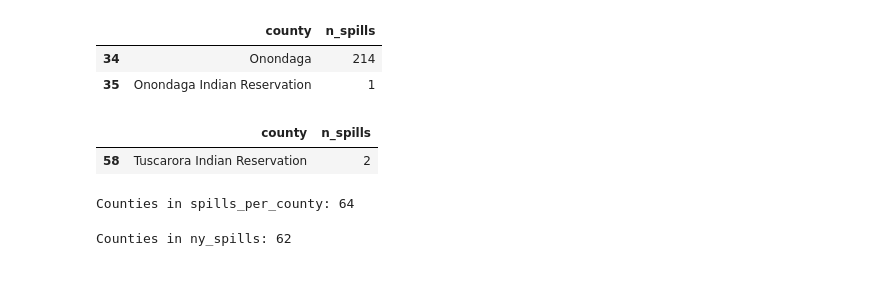
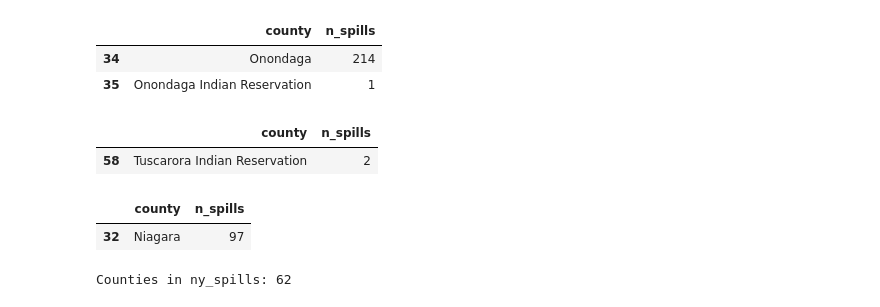
Before and after one commit to edengonzalezz/eds220-hwk3, a Jupyter notebook: hwk3-task2-spills.ipynb, the cells around one changed output. Cells and saved outputs as stored; diff of their text form; code cells hidden in the pictures; blank space fills up the shorter version.

```diff
--- a/hwk3-task2-spills.ipynb
+++ b/hwk3-task2-spills.ipynb
@@ -831,14 +836,18 @@ spills_per_county[spills_per_county['county'].str.contains('Tuscarora')]
 # %% [output]
 |  | county | n_spills |
 | 58 | Tuscarora Indian Reservation | 2 |
+# %%
+# Check how the Niagara county is names and the number of spills
+niagara =spills_per_county[spills_per_county['county'].str.contains('Niagara')]
+niagara
+# %% [output]
+|  | county | n_spills |
+| 32 | Niagara | 97 |
 # %%
 # Replace the naming convention for one of the rows
 spills_per_county['county'] = spills_per_county['county'].replace('Onondaga Indian Reservation', 'Onondaga')
 spills_per_county['county'] = spills_per_county['county'].replace('Tuscarora Indian Reservation', 'Niagara')
 
+# Recount the number of spills in each county
 spills_per_county = spills_per_county.groupby('county').sum()
-
-print(f"Counties in spills_per_county: {len(spills_per_county)}")
-# %% [output]
-Counties in spills_per_county: 64
 # %%
```
Also changed, not shown: parts of 16 cells of this notebook.
